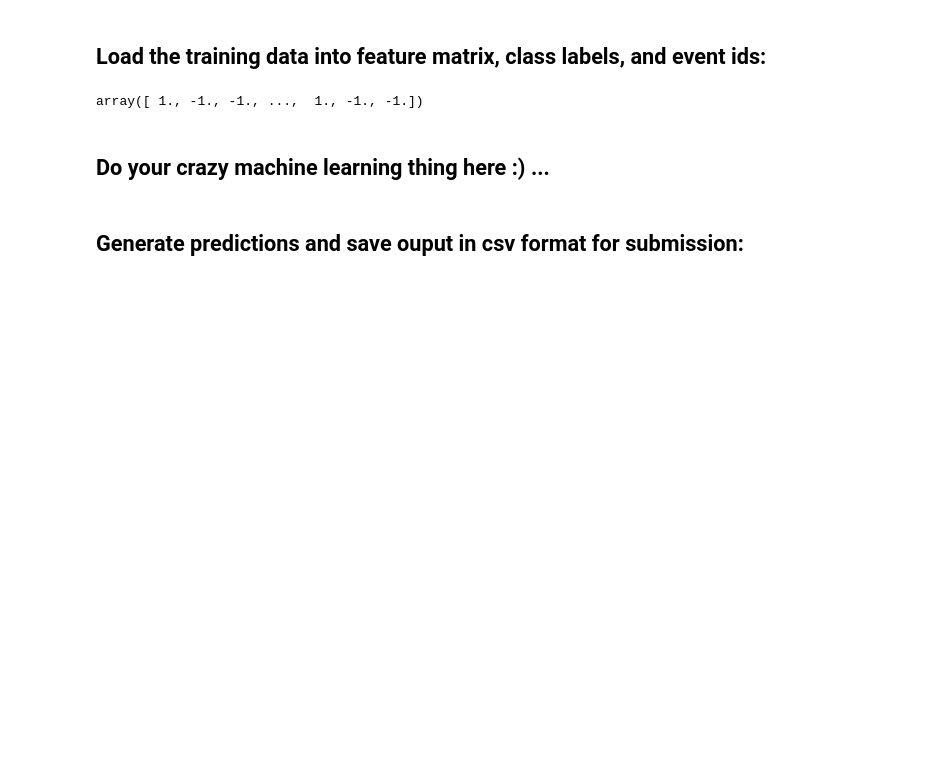
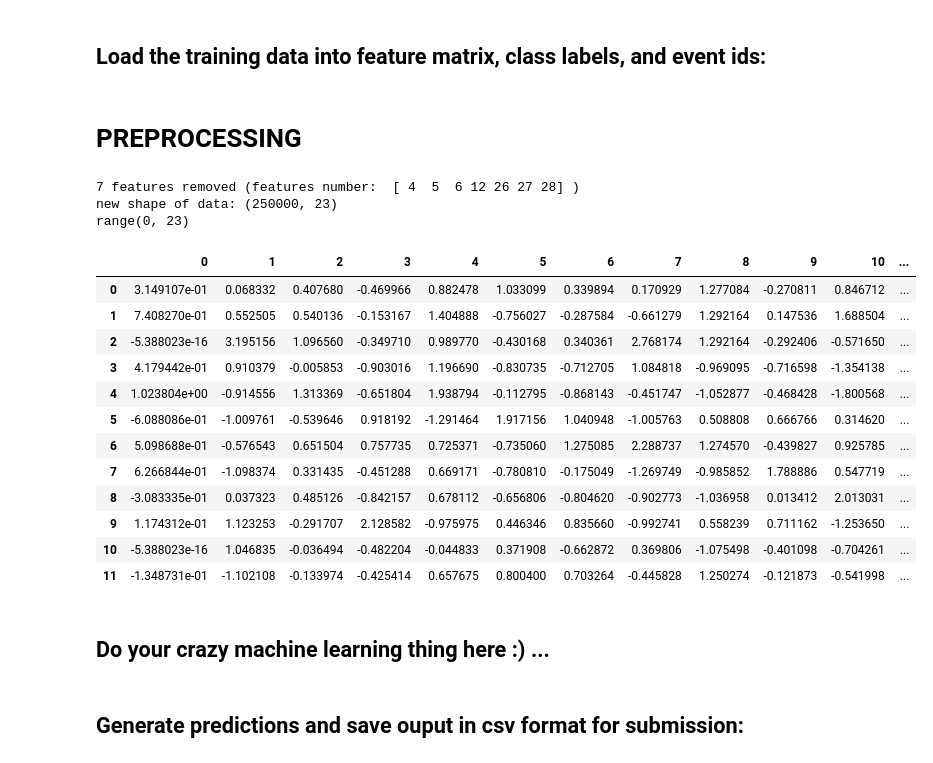
Before and after one commit to arthurbabey/AIAIaie, a Jupyter notebook: scripts/project1.ipynb, the cells around one changed output. Saved outputs shown, nothing was run; the diff lists cells and outputs as text; code cells hidden in the pictures; blank space fills up the shorter version.

```diff
--- a/scripts/project1.ipynb
+++ b/scripts/project1.ipynb
@@ -9,9 +30,6 @@ import matplotlib.pyplot as plt
 ## Load the training data into feature matrix, class labels, and event ids:
 # %%
 from proj1_helpers import *
-DATA_TRAIN_PATH = '/Users/benoithohl/Desktop/ML_course-master/projects/project1/data/train.csv' # TODO: download train data and supply path here
+#DATA_TRAIN_PATH = 'C:/Users/joeld/Desktop/EPFL/machine learning/projects/project1/data/train.csv' # TODO: download train data and supply path here
+DATA_TRAIN_PATH = '/Users/benoithohl/Desktop/epfl/master_epfl/Ma3/Machine_learning/AIAIaie/data/train.csv' # TODO: download train data and supply path here
 y, tX, ids = load_csv_data(DATA_TRAIN_PATH)
-# %%
- y
-# %% [output]
-array([ 1., -1., -1., ...,  1., -1., -1.])
@@ -17,0 +43,2 @@ array([ 1., -1., -1., ...,  1., -1., -1.])
+# %% [markdown]
+# PREPROCESSING
@@ -18,2 +66,56 @@ array([ 1., -1., -1., ...,  1., -1., -1.])
+# %%
+def replace_missing_values_with_global_mean(tX):
+
+    data_with_means_for_missing_values = np.copy(tX)
+    print(range(0,len(tX[0,:])))
+    for feature_number in range(0,len(tX[0,:])):
+        #print(feature_number)
+        mask = tX[:,feature_number] == -999.
+        data_with_means_for_missing_values[mask,feature_number] = np.mean(data_with_means_for_missing_values[~mask,feature_number])
+        #print ('mean = ', np.mean(data_with_means_for_missing_values[~mask,feature_number]))
+    return data_with_means_for_missing_values
+
+
+#try_ = replace_missing_values_with_global_mean(tX)
+#print(try_.shape)
+
+#print(try_[0:50,0])
+#print('**')
+#print(tX[0:50,0])
+# %%
+def Z_score_of_each_feature(tX):
+    Standardized_data = np.copy(tX)
+    for feature_number in range(0,len(tX[0,:])):
+        mean_ = np.mean(Standardized_data[:,feature_number])
+        std_ = np.std(Standardized_data[:,feature_number])
+        for sample_number in range(0,len(tX[:,0])):
+            Standardized_data[sample_number,feature_number] = (Standardized_data[sample_number,feature_number] - mean_) / std_
+    return Standardized_data
+# %%
+Data = remove_features_with_too_many_missing_values(tX,0.66)
+Data = replace_missing_values_with_global_mean(Data)
+ZData = Z_score_of_each_feature(Data)
+# %% [output]
+7 features removed (features number:  [ 4  5  6 12 26 27 28] )
+new shape of data: (250000, 23)
+range(0, 23)
+# %%
+#Visualization
+Data_df = pd.DataFrame(ZData)
+Data_df.head(12)
+# %% [output]
+|  | 0 | 1 | 2 | 3 | 4 | 5 | 6 | 7 | 8 | 9 | 10 | ... |
+| 0 | 3.149107e-01 | 0.068332 | 0.407680 | -0.469966 | 0.882478 | 1.033099 | 0.339894 | 0.170929 | 1.277084 | -0.270811 | 0.846712 | ... |
+| 1 | 7.408270e-01 | 0.552505 | 0.540136 | -0.153167 | 1.404888 | -0.756027 | -0.287584 | -0.661279 | 1.292164 | 0.147536 | 1.688504 | ... |
+| 2 | -5.388023e-16 | 3.195156 | 1.096560 | -0.349710 | 0.989770 | -0.430168 | 0.340361 | 2.768174 | 1.292164 | -0.292406 | -0.571650 | ... |
+| 3 | 4.179442e-01 | 0.910379 | -0.005853 | -0.903016 | 1.196690 | -0.830735 | -0.712705 | 1.084818 | -0.969095 | -0.716598 | -1.354138 | ... |
+| 4 | 1.023804e+00 | -0.914556 | 1.313369 | -0.651804 | 1.938794 | -0.112795 | -0.868143 | -0.451747 | -1.052877 | -0.468428 | -1.800568 | ... |
+| 5 | -6.088086e-01 | -1.009761 | -0.539646 | 0.918192 | -1.291464 | 1.917156 | 1.040948 | -1.005763 | 0.508808 | 0.666766 | 0.314620 | ... |
+| 6 | 5.098688e-01 | -0.576543 | 0.651504 | 0.757735 | 0.725371 | -0.735060 | 1.275085 | 2.288737 | 1.274570 | -0.439827 | 0.925785 | ... |
+| 7 | 6.266844e-01 | -1.098374 | 0.331435 | -0.451288 | 0.669171 | -0.780810 | -0.175049 | -1.269749 | -0.985852 | 1.788886 | 0.547719 | ... |
+| 8 | -3.083335e-01 | 0.037323 | 0.485126 | -0.842157 | 0.678112 | -0.656806 | -0.804620 | -0.902773 | -1.036958 | 0.013412 | 2.013031 | ... |
+| 9 | 1.174312e-01 | 1.123253 | -0.291707 | 2.128582 | -0.975975 | 0.446346 | 0.835660 | -0.992741 | 0.558239 | 0.711162 | -1.253650 | ... |
+| 10 | -5.388023e-16 | 1.046835 | -0.036494 | -0.482204 | -0.044833 | 0.371908 | -0.662872 | 0.369806 | -1.075498 | -0.401098 | -0.704261 | ... |
+| 11 | -1.348731e-01 | -1.102108 | -0.133974 | -0.425414 | 0.657675 | 0.800400 | 0.703264 | -0.445828 | 1.250274 | -0.121873 | -0.541998 | ... |
 # %% [markdown]
 ## Do your crazy machine learning thing here :) ...
```
Also changed, not shown: parts of 8 cells of this notebook.
